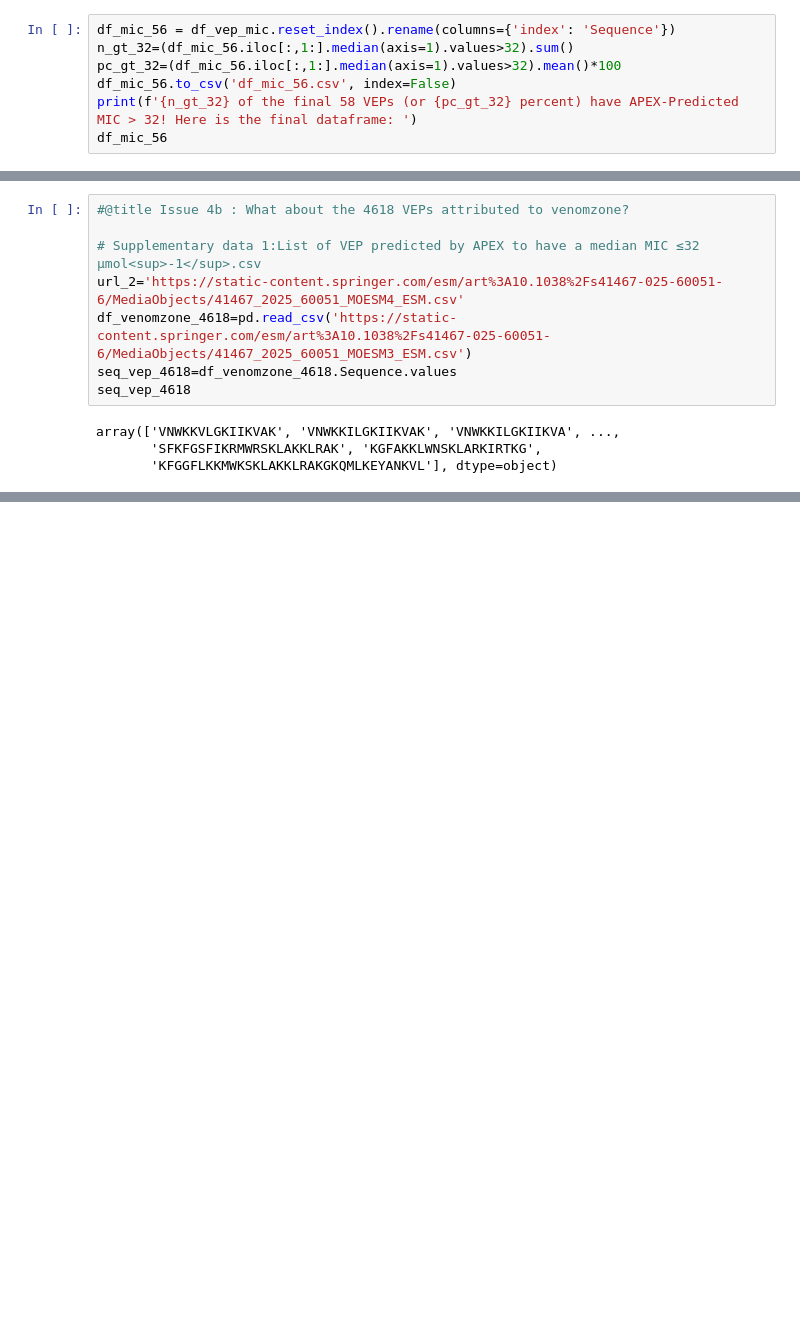
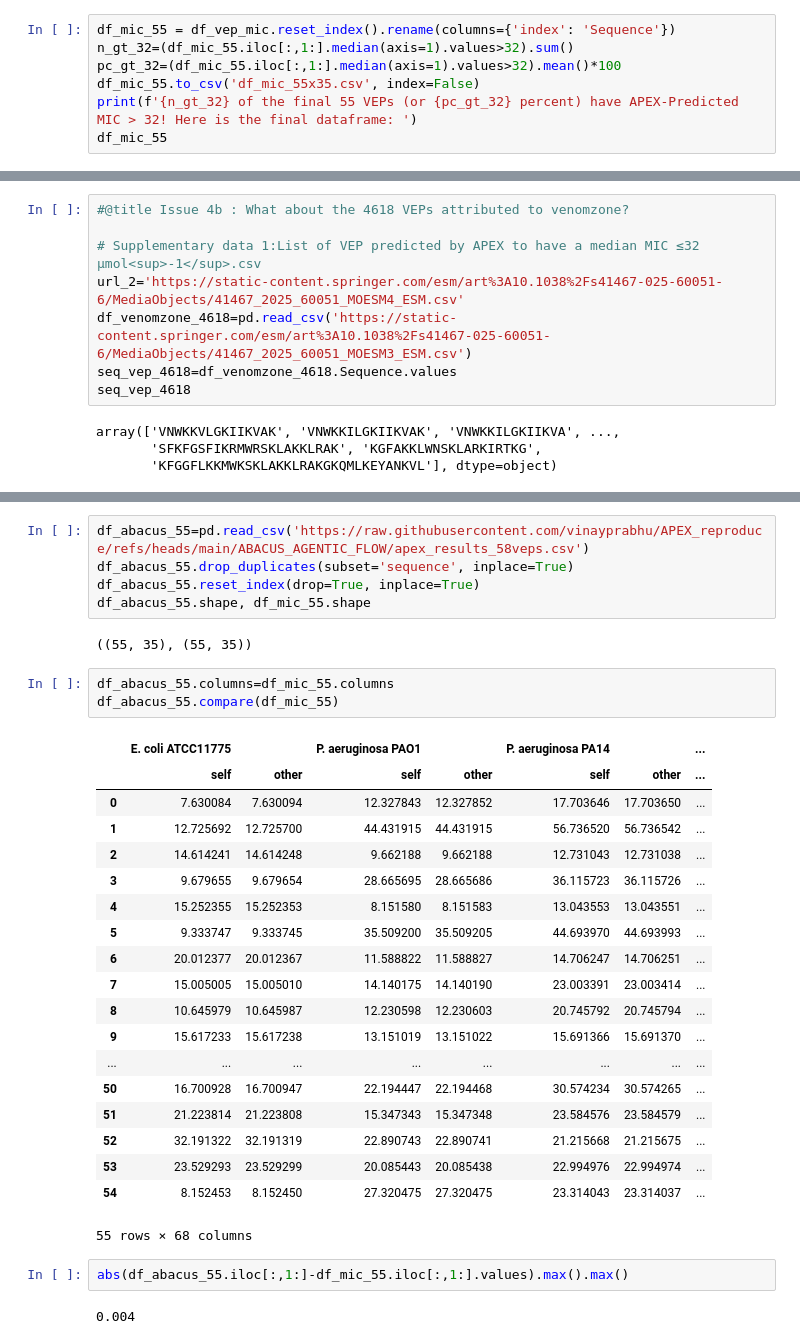
Before and after one commit to vinayprabhu/APEX_reproduce, a Jupyter notebook: APEX_inference.ipynb, the cells around one changed output, grey strips where cells are left out. Drawn from its saved outputs; the diff is of its cells as text; blank space fills up the shorter version.

Commit message:
New version comparing results with ABACUS agents' results

```diff
--- a/APEX_inference.ipynb
+++ b/APEX_inference.ipynb
@@ -501,10 +500,10 @@ time taken 0.9340126514434814
 | KIKWFKTMKSLAKFLAK | 25.180058 |
 dtype: float32
 # %%
-df_mic_56 = df_vep_mic.reset_index().rename(columns={'index': 'Sequence'})
-n_gt_32=(df_mic_56.iloc[:,1:].median(axis=1).values>32).sum()
-pc_gt_32=(df_mic_56.iloc[:,1:].median(axis=1).values>32).mean()*100
-df_mic_56.to_csv('df_mic_56.csv', index=False)
-print(f'{n_gt_32} of the final 58 VEPs (or {pc_gt_32} percent) have APEX-Predicted MIC > 32! Here is the final dataframe: ')
-df_mic_56
+df_mic_55 = df_vep_mic.reset_index().rename(columns={'index': 'Sequence'})
+n_gt_32=(df_mic_55.iloc[:,1:].median(axis=1).values>32).sum()
+pc_gt_32=(df_mic_55.iloc[:,1:].median(axis=1).values>32).mean()*100
+df_mic_55.to_csv('df_mic_55x35.csv', index=False)
+print(f'{n_gt_32} of the final 55 VEPs (or {pc_gt_32} percent) have APEX-Predicted MIC > 32! Here is the final dataframe: ')
+df_mic_55
 # %% [output]
@@ -618,0 +628,34 @@ df_vep_mic_4618
+# %%
+df_abacus_55=pd.read_csv('https://raw.githubusercontent.com/vinayprabhu/APEX_reproduce/refs/heads/main/ABACUS_AGENTIC_FLOW/apex_results_58veps.csv')
+df_abacus_55.drop_duplicates(subset='sequence', inplace=True)
+df_abacus_55.reset_index(drop=True, inplace=True)
+df_abacus_55.shape, df_mic_55.shape
+# %% [output]
+((55, 35), (55, 35))
+# %%
+df_abacus_55.columns=df_mic_55.columns
+df_abacus_55.compare(df_mic_55)
+# %% [output]
+|  | E. coli ATCC11775 |  | P. aeruginosa PAO1 |  | P. aeruginosa PA14 |  | ... |
+|  | self | other | self | other | self | other | ... |
+| 0 | 7.630084 | 7.630094 | 12.327843 | 12.327852 | 17.703646 | 17.703650 | ... |
+| 1 | 12.725692 | 12.725700 | 44.431915 | 44.431915 | 56.736520 | 56.736542 | ... |
+| 2 | 14.614241 | 14.614248 | 9.662188 | 9.662188 | 12.731043 | 12.731038 | ... |
+| 3 | 9.679655 | 9.679654 | 28.665695 | 28.665686 | 36.115723 | 36.115726 | ... |
+| 4 | 15.252355 | 15.252353 | 8.151580 | 8.151583 | 13.043553 | 13.043551 | ... |
+| 5 | 9.333747 | 9.333745 | 35.509200 | 35.509205 | 44.693970 | 44.693993 | ... |
+| 6 | 20.012377 | 20.012367 | 11.588822 | 11.588827 | 14.706247 | 14.706251 | ... |
+| 7 | 15.005005 | 15.005010 | 14.140175 | 14.140190 | 23.003391 | 23.003414 | ... |
+| 8 | 10.645979 | 10.645987 | 12.230598 | 12.230603 | 20.745792 | 20.745794 | ... |
+| 9 | 15.617233 | 15.617238 | 13.151019 | 13.151022 | 15.691366 | 15.691370 | ... |
+| ... | ... | ... | ... | ... | ... | ... | ... |
+| 50 | 16.700928 | 16.700947 | 22.194447 | 22.194468 | 30.574234 | 30.574265 | ... |
+| 51 | 21.223814 | 21.223808 | 15.347343 | 15.347348 | 23.584576 | 23.584579 | ... |
+| 52 | 32.191322 | 32.191319 | 22.890743 | 22.890741 | 21.215668 | 21.215675 | ... |
+| 53 | 23.529293 | 23.529299 | 20.085443 | 20.085438 | 22.994976 | 22.994974 | ... |
+| 54 | 8.152453 | 8.152450 | 27.320475 | 27.320475 | 23.314043 | 23.314037 | ... |
+55 rows × 68 columns
+# %%
+abs(df_abacus_55.iloc[:,1:]-df_mic_55.iloc[:,1:].values).max().max()
+# %% [output]
+0.004
```
Also changed, not shown: parts of 10 cells of this notebook.
